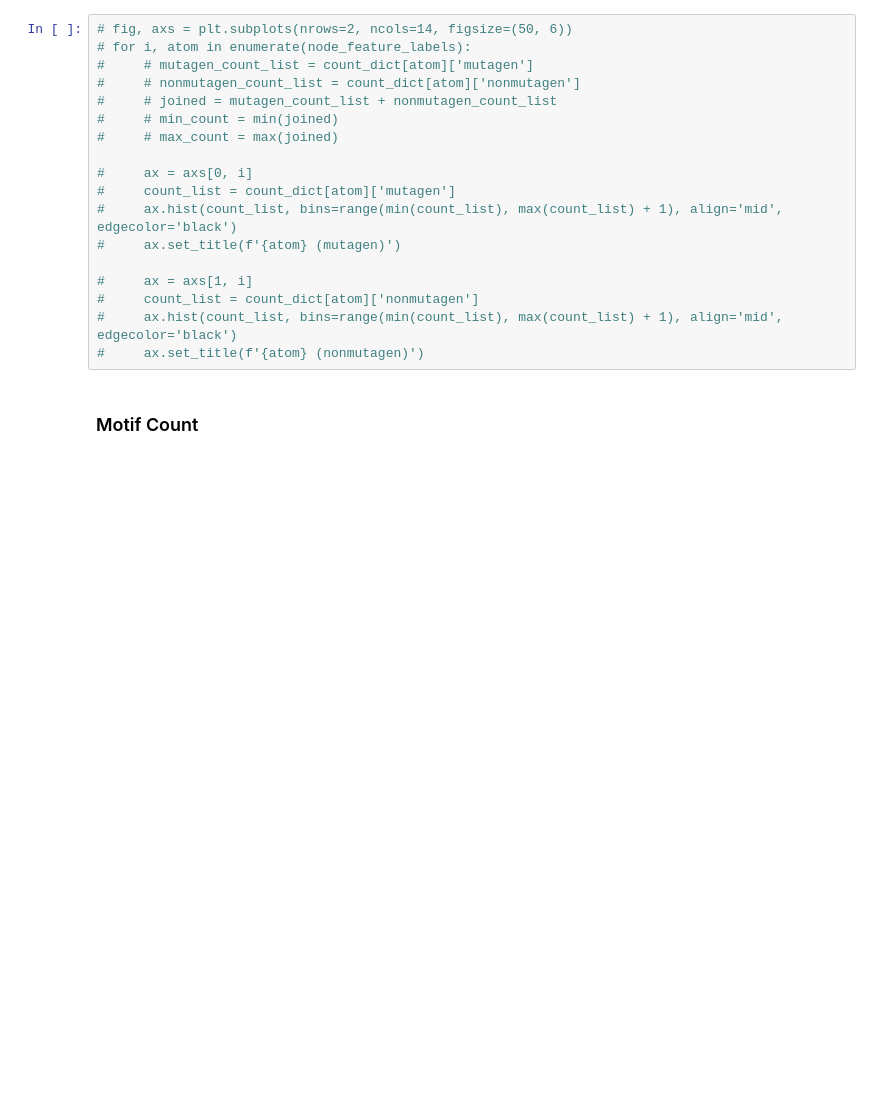
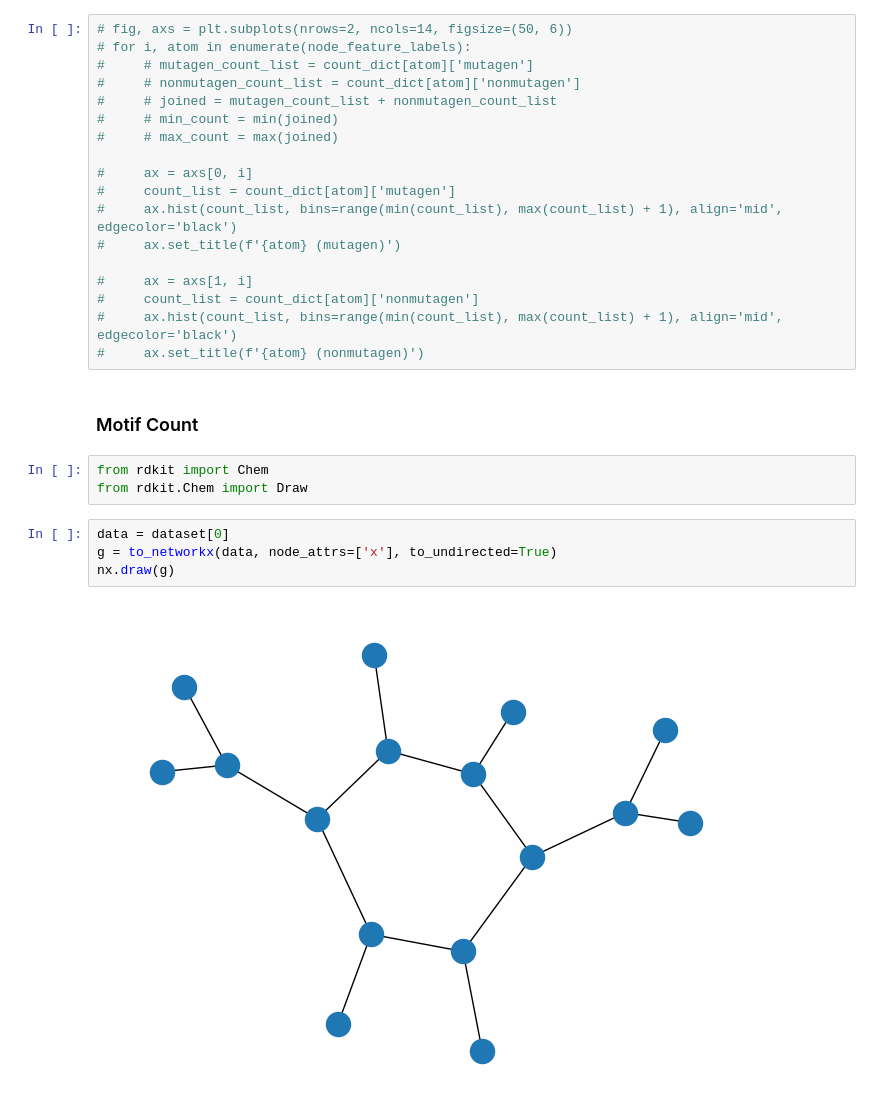
Before and after one commit to vladnotandrei/vip-interpretable-graph-classification, a Jupyter notebook: experiments/query_engineering.ipynb, the cells around one changed output. Saved outputs shown, nothing was run; the diff lists cells and outputs as text; blank space fills up the shorter version.

```diff
--- a/experiments/query_engineering.ipynb
+++ b/experiments/query_engineering.ipynb
@@ -108,3 +108,12 @@ plt.show()
 #     ax.set_title(f'{atom} (nonmutagen)')
 # %% [markdown]
 ### Motif Count
+# %%
+from rdkit import Chem
+from rdkit.Chem import Draw
+# %%
+data = dataset[0]
+g = to_networkx(data, node_attrs=['x'], to_undirected=True)
+nx.draw(g)
+# %% [output]
+[figure, added]
```
Also changed, not shown: parts of 2 cells of this notebook, 2 other files.
